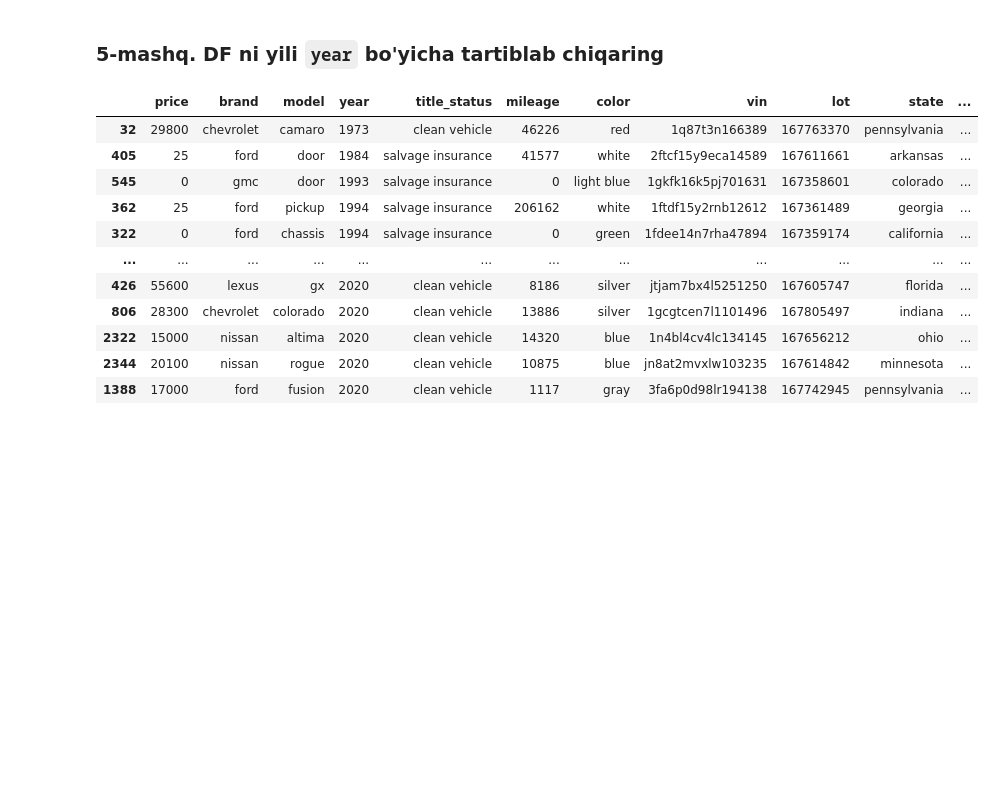
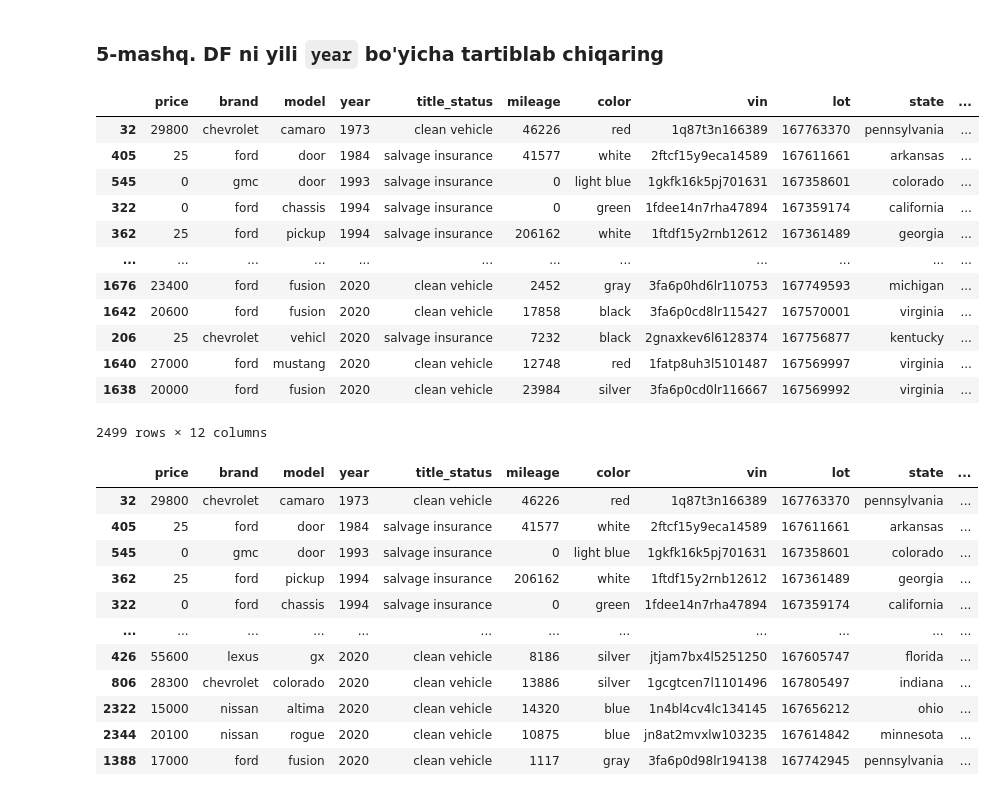
Before and after one commit to IlyasNasirov/notebook, a Jupyter notebook: DF_pandas_3_amaliyot.ipynb, the cells around one changed output. Saved outputs shown, nothing was run; the diff lists cells and outputs as text; code cells hidden in the pictures; blank space fills up the shorter version.

```diff
--- a/DF_pandas_3_amaliyot.ipynb
+++ b/DF_pandas_3_amaliyot.ipynb
@@ -64,6 +86,21 @@ df.tail()
 ### **5-mashq**. DF ni yili `year` bo'yicha tartiblab chiqaring
 # %%
 # Javobni shuyerga yozing
+df.sort_values('year')
+# %% [output]
+|  | price | brand | model | year | title_status | mileage | color | vin | lot | state | ... |
+| 32 | 29800 | chevrolet | camaro | 1973 | clean vehicle | 46226 | red | 1q87t3n166389 | 167763370 | pennsylvania | ... |
+| 405 | 25 | ford | door | 1984 | salvage insurance | 41577 | white | 2ftcf15y9eca14589 | 167611661 | arkansas | ... |
+| 545 | 0 | gmc | door | 1993 | salvage insurance | 0 | light blue | 1gkfk16k5pj701631 | 167358601 | colorado | ... |
+| 322 | 0 | ford | chassis | 1994 | salvage insurance | 0 | green | 1fdee14n7rha47894 | 167359174 | california | ... |
+| 362 | 25 | ford | pickup | 1994 | salvage insurance | 206162 | white | 1ftdf15y2rnb12612 | 167361489 | georgia | ... |
+| ... | ... | ... | ... | ... | ... | ... | ... | ... | ... | ... | ... |
+| 1676 | 23400 | ford | fusion | 2020 | clean vehicle | 2452 | gray | 3fa6p0hd6lr110753 | 167749593 | michigan | ... |
+| 1642 | 20600 | ford | fusion | 2020 | clean vehicle | 17858 | black | 3fa6p0cd8lr115427 | 167570001 | virginia | ... |
+| 206 | 25 | chevrolet | vehicl | 2020 | salvage insurance | 7232 | black | 2gnaxkev6l6128374 | 167756877 | kentucky | ... |
+| 1640 | 27000 | ford | mustang | 2020 | clean vehicle | 12748 | red | 1fatp8uh3l5101487 | 167569997 | virginia | ... |
+| 1638 | 20000 | ford | fusion | 2020 | clean vehicle | 23984 | silver | 3fa6p0cd0lr116667 | 167569992 | virginia | ... |
+2499 rows × 12 columns
 # %%
 #@title To'g'ri javob
 df.sort_values(by="year")
```
Also changed, not shown: parts of 27 cells of this notebook.
